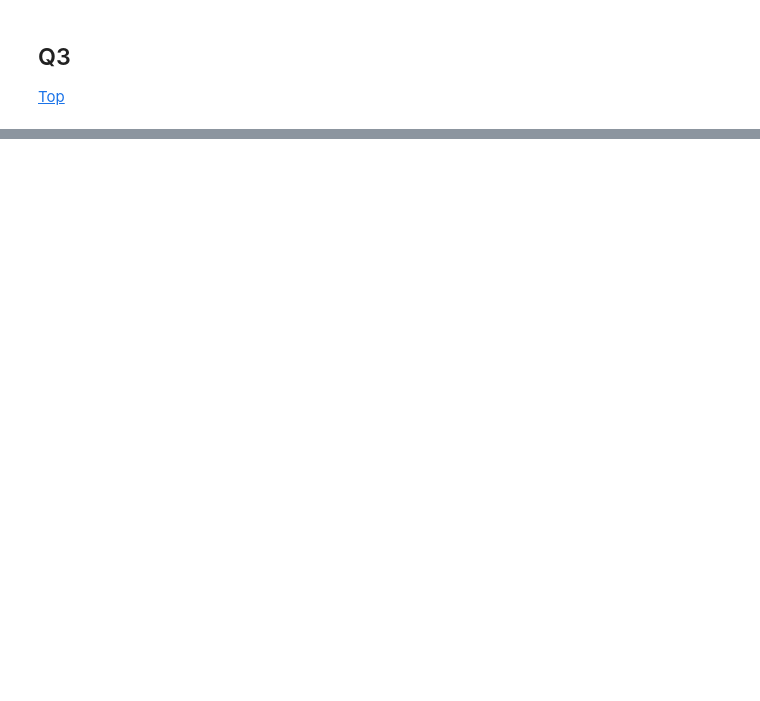
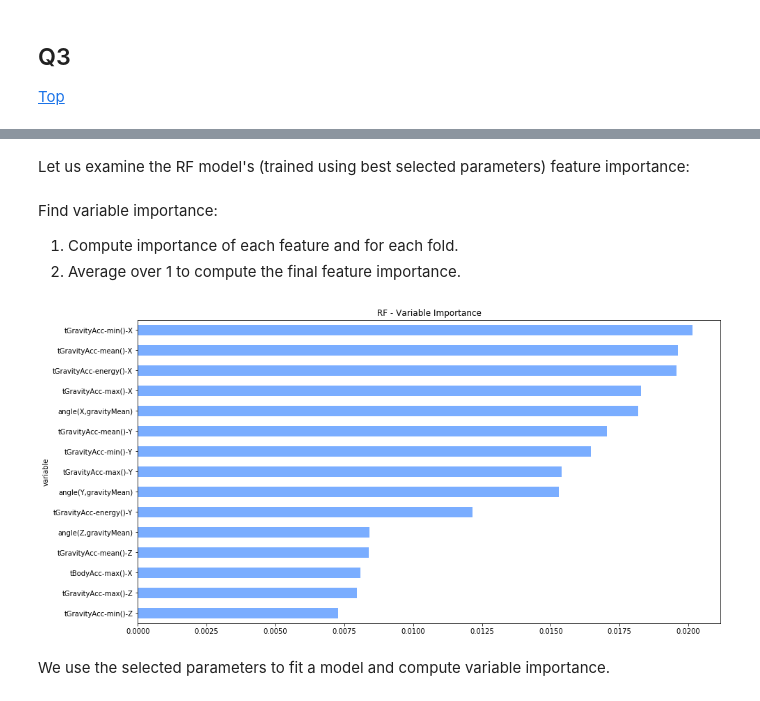
Before and after one commit to AvivNavon/mfml-project, a Jupyter notebook: mfml-vi-a.ipynb, the cells around one changed output, grey strips where cells are left out. Drawn from its saved outputs; the diff is of its cells as text; code cells hidden in the pictures; blank space fills up the shorter version.

```diff
--- a/mfml-vi-a.ipynb
+++ b/mfml-vi-a.ipynb
@@ -184,0 +278,7 @@ plt.show()
+# %%
+# our 5-fold generator
+kcv = KFold(n_splits=5, random_state=3, shuffle=True)
+# number of trees for all models
+NTREE = 500
+# ks - number of most imp features
+ks = [1, 3, 5, 10, 15, 20, 25]
@@ -184,0 +406,3 @@ plt.show()
+# %%
+X = har_data.copy()
+y = activity.copy()
@@ -184,0 +413,8 @@ plt.show()
+# %%
+clf = GridSearchCV(RandomForestClassifier(n_estimators = NTREE, n_jobs = -1),
+                   param_grid = {'max_leaf_nodes':[100, 200, 300],
+                                 'min_samples_split' : [.001, .005, .01],
+                                 'max_features' : ['log2', 'sqrt']},
+                  cv = 5, verbose = 1)
+rf_grid_search = clf.fit(X, y)
+print(rf_grid_search.best_params_)
@@ -184,0 +425,19 @@ plt.show()
+# %% [markdown]
+Let us examine the RF model's (trained using best selected parameters) feature importance:
+# %% [markdown]
+Find variable importance:
+
+1. Compute importance of each feature and for each fold.
+1. Average over 1 to compute the final feature importance.
+# %%
+vi_df = compute_vi(rf_grid_search.best_estimator_, X.values, y.values, X.columns, kcv)
+# %%
+rf_vi = vi_df.groupby('variable').imp.mean()
+plt.figure(figsize=(15, 8))
+rf_vi.nlargest(15).sort_values().plot(kind = "barh", color = "#7aadff")
+plt.title("RF - Variable Importance")
+plt.show()
+# %% [output]
+[figure, added]
+# %% [markdown]
+We use the selected parameters to fit a model and compute variable importance.
```
Also changed, not shown: parts of 57 cells of this notebook.
